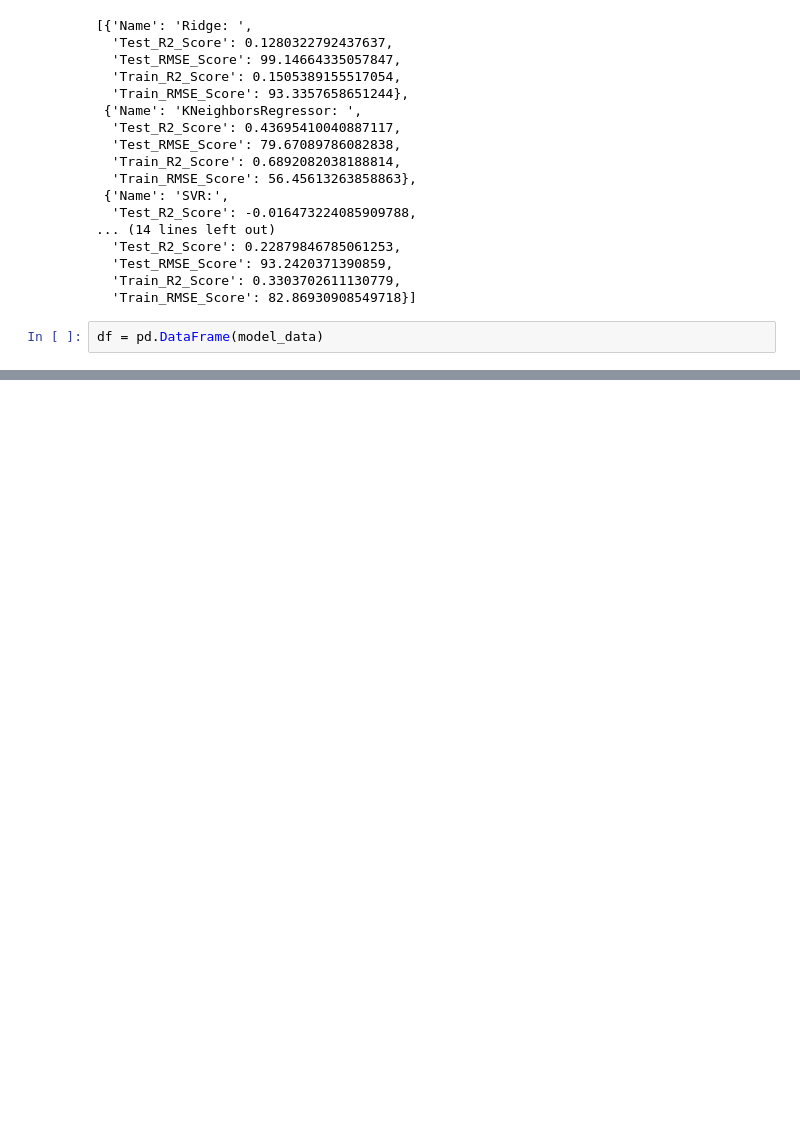
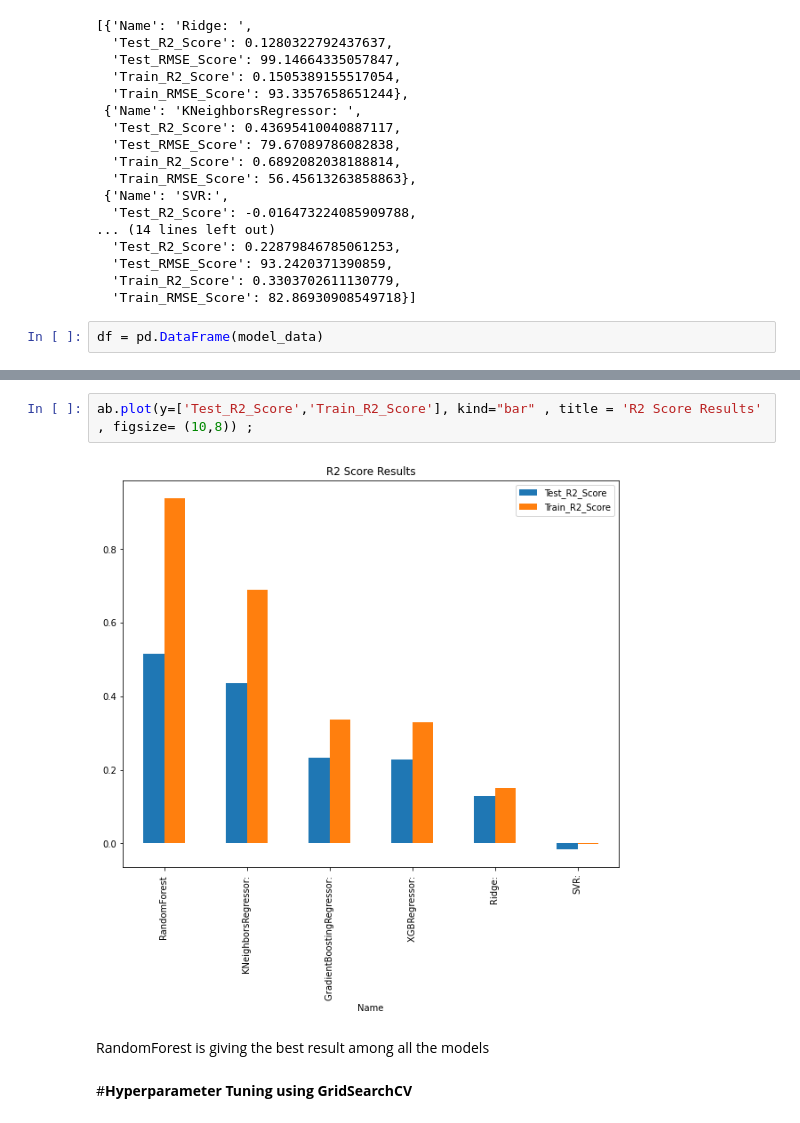
Before and after one commit to Navin321-alma/Appliances_energy_prediction_linear_regression, a Jupyter notebook: Self_Appliances_Energy_prediction.ipynb, the cells around one changed output, grey strips where cells are left out. Cells and saved outputs as stored; diff of their text form; blank space fills up the shorter version.

```diff
--- a/Self_Appliances_Energy_prediction.ipynb
+++ b/Self_Appliances_Energy_prediction.ipynb
@@ -769,0 +771,8 @@ ab
+# %%
+ab.plot(y=['Test_R2_Score','Train_R2_Score'], kind="bar" , title = 'R2 Score Results' , figsize= (10,8)) ;
+# %% [output]
+[figure, added]
+# %% [markdown]
+RandomForest is giving the best result among all the models
+# %% [markdown]
+#**Hyperparameter Tuning using GridSearchCV**
```
Also changed, not shown: parts of 19 cells of this notebook.
